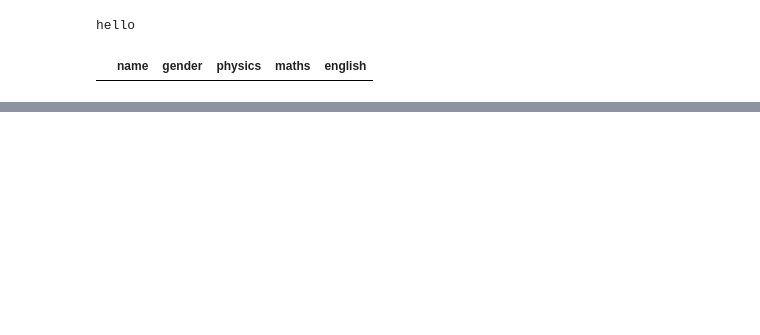
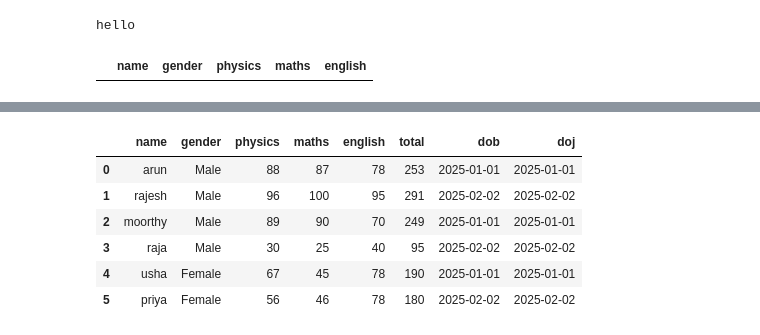
Before and after one commit to Vanshu2374/data-science-45-days, a Jupyter notebook: grass1.ipynb, the cells around one changed output, grey strips where cells are left out. Cells and saved outputs as stored; diff of their text form; code cells hidden in the pictures; blank space fills up the shorter version.

```diff
--- a/grass1.ipynb
+++ b/grass1.ipynb
@@ -25,0 +98,13 @@ df[(df["maths"] > 90) & (df["english"] > 90) & (df["gender"] == "male")]
+# %%
+#df.drop([6,7,8,9,10,11,12,13,14],inplace=True)
+df
+df['doj'] = ['2025-01-01','2025-02-02','2025-01-01','2025-02-02','2025-01-01','2025-02-02']
+df
+# %% [output]
+|  | name | gender | physics | maths | english | total | dob | doj |
+| 0 | arun | Male | 88 | 87 | 78 | 253 | 2025-01-01 | 2025-01-01 |
+| 1 | rajesh | Male | 96 | 100 | 95 | 291 | 2025-02-02 | 2025-02-02 |
+| 2 | moorthy | Male | 89 | 90 | 70 | 249 | 2025-01-01 | 2025-01-01 |
+| 3 | raja | Male | 30 | 25 | 40 | 95 | 2025-02-02 | 2025-02-02 |
+| 4 | usha | Female | 67 | 45 | 78 | 190 | 2025-01-01 | 2025-01-01 |
+| 5 | priya | Female | 56 | 46 | 78 | 180 | 2025-02-02 | 2025-02-02 |
```
Also changed, not shown: parts of 3 cells of this notebook.
